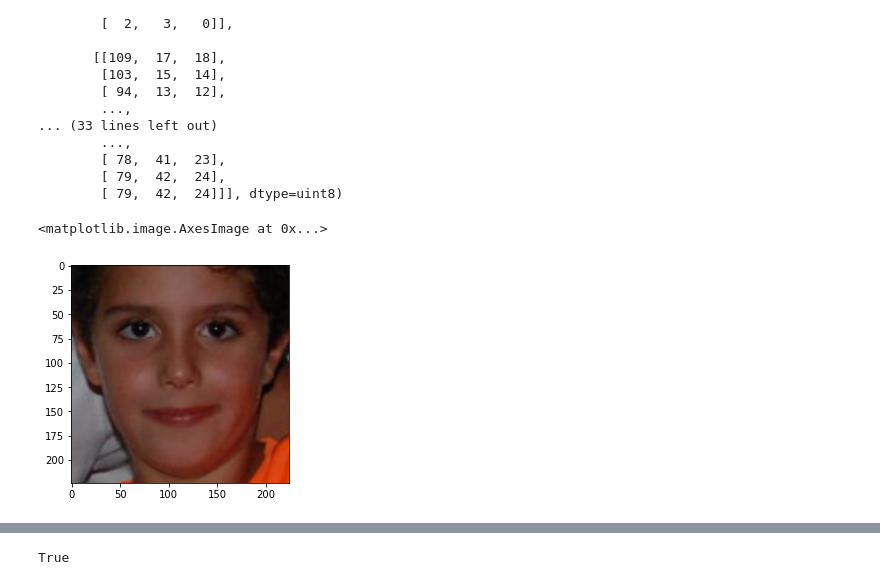
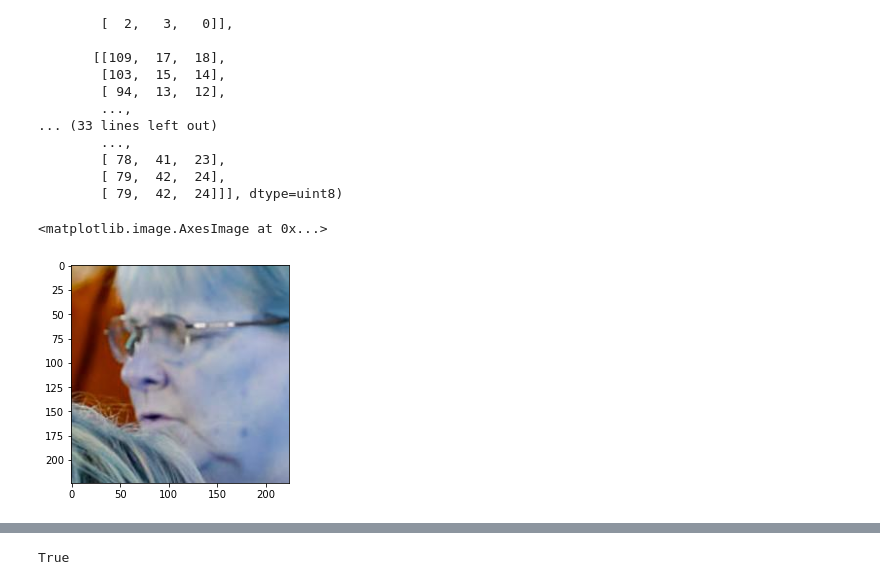
Before and after one commit to sudikshas/Racial_Classification_XAI_Model, a Jupyter notebook: notebook/gradcam++.ipynb, the cells around one changed output, grey strips where cells are left out. Cells and saved outputs as stored; diff of their text form; code cells hidden in the pictures.

```diff
--- a/notebook/gradcam++.ipynb
+++ b/notebook/gradcam++.ipynb
@@ -373,10 +374,10 @@ array([[[107,  17,  17],
 # %%
 #image = cv2.resize(image, (cnn_input_size, cnn_input_size), interpolation = cv2.INTER_NEAREST)
 # %%
-plt.imshow(orig)
+plt.imshow(orig2)
 # %% [output]
 <matplotlib.image.AxesImage at 0x...>
-[figure, old version]
+[figure, new version]
 # %%
 #resized = orig.reshape(-1, 224,224,3)
 Image.fromarray(resized.squeeze())
```
Also changed, not shown: parts of 11 cells of this notebook, 21 other files.
